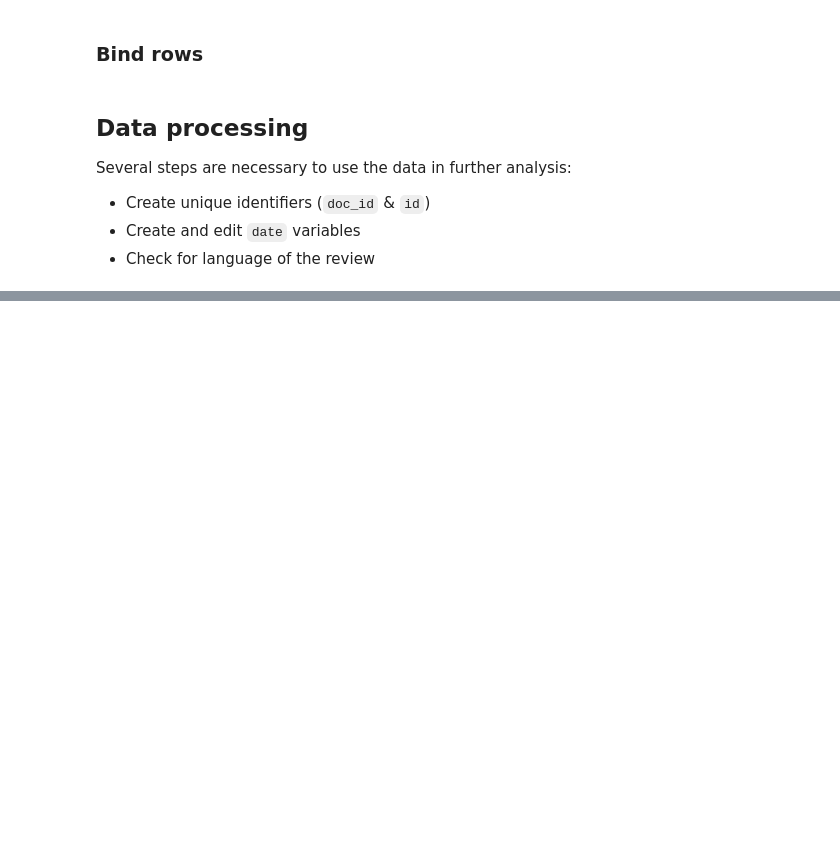
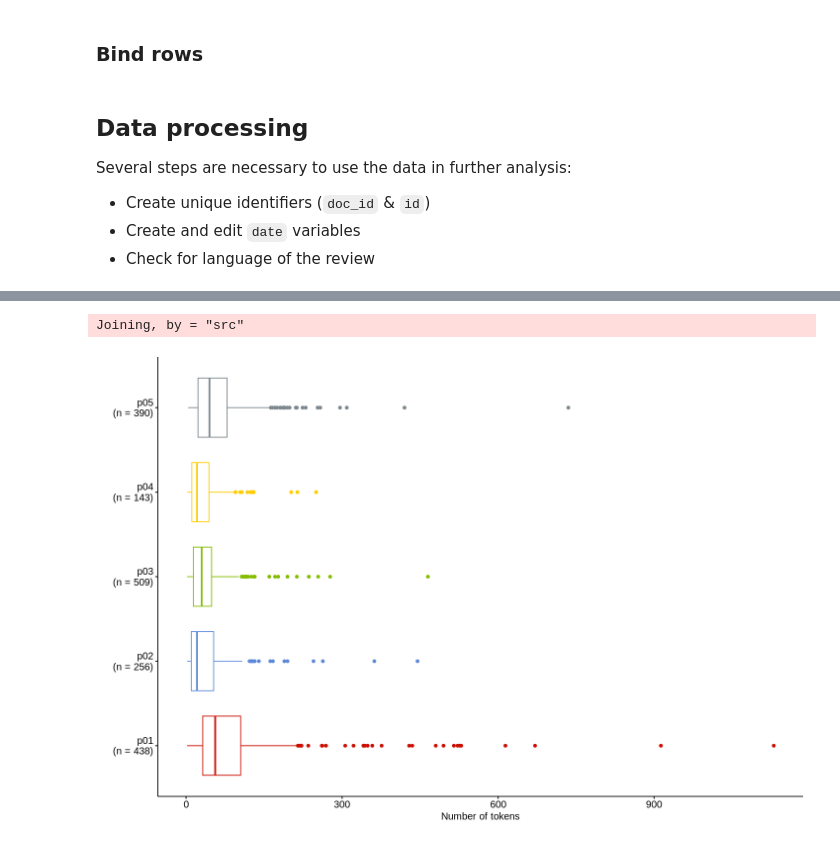
Before and after one commit to chrdrn/dbd_binder, a Jupyter notebook: session_08-showcase_text_as_data.ipynb, the cells around one changed output, grey strips where cells are left out. Drawn from its saved outputs; the diff is of its cells as text; code cells hidden in the pictures; blank space fills up the shorter version.

```diff
--- a/session_08-showcase_text_as_data.ipynb
+++ b/session_08-showcase_text_as_data.ipynb
@@ -161,0 +316,12 @@ Several steps are necessary to use the data in further analysis:
+# %%
+# Create corpus
+amazon$temp$crps <- corpus(
+  amazon$data$de,
+  docid_field = "id",
+  text_field = "review_body"
+)
+
+# Create corpus stats
+amazon$temp$crps_stats <- amazon$temp$crps %>%
+  summary(n = 100000) %>%
+  clean_names()
@@ -161,0 +343,18 @@ Several steps are necessary to use the data in further analysis:
+# %%
+# add sample size
+sample_size <- amazon$temp$crps_stats %>%
+  group_by(src) %>%
+  summarise(n = n())
+
+# Create graph
+amazon$temp$crps_stats %>%
+  left_join(sample_size) %>% # Add sample size as label
+  mutate(src_label = paste0(src, "\n", "(n = ", n, ")")) %>%
+  ggboxplot("src_label", "tokens",
+            color = "src", palette = "startrek",
+            orientation = "horizontal") +
+  labs(x = "", y = "Number of tokens") +
+  theme(legend.position = "none")
+# %% [output]
+Joining, by = "src"
+[figure, added]
```
Also changed, not shown: parts of 115 cells of this notebook.
